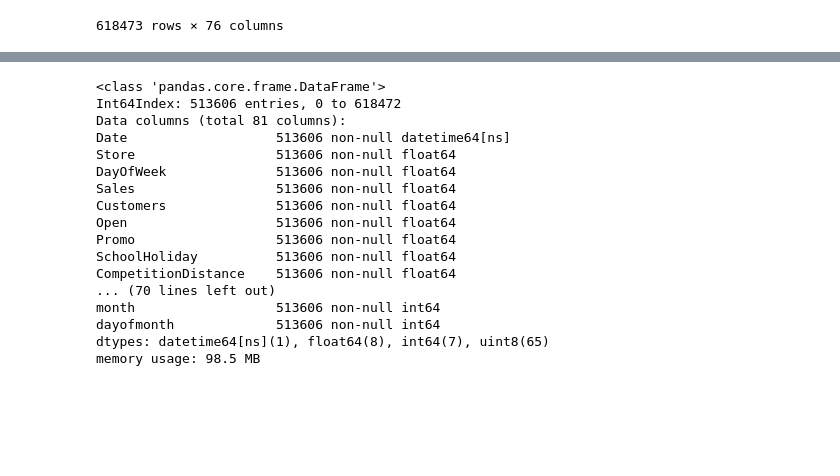
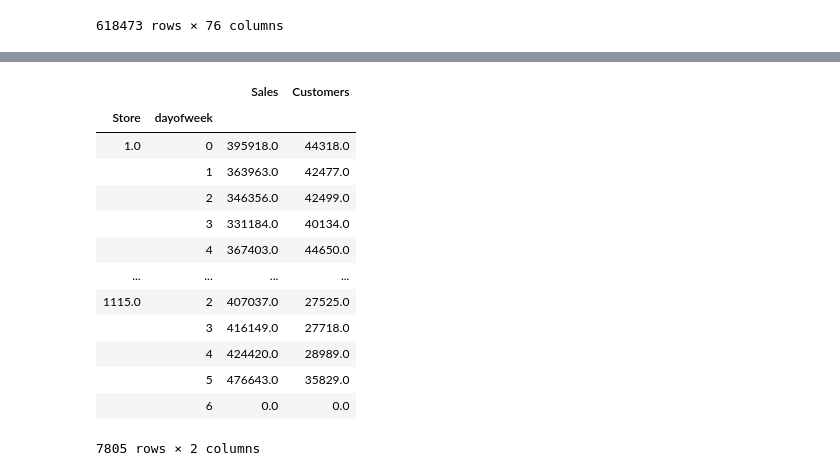
Before and after one commit to LUNDR/DSRCompOne, a Jupyter notebook: DataWrangler.ipynb, the cells around one changed output, grey strips where cells are left out. Drawn from its saved outputs; the diff is of its cells as text; code cells hidden in the pictures; blank space fills up the shorter version.

```diff
--- a/DataWrangler.ipynb
+++ b/DataWrangler.ipynb
@@ -142,23 +118,24 @@ Index(['Date', 'Store', 'DayOfWeek', 'Sales', 'Customers', 'Open', 'Promo',
+# %%
+#create av sales per day of the week
+df=expanded.groupby(by=['Store','dayofweek']).agg({'Sales':'sum','Customers':'sum'})
+df
+# %% [output]
+|  |  | Sales | Customers |
+| Store | dayofweek |  |  |
+| 1.0 | 0 | 395918.0 | 44318.0 |
+|  | 1 | 363963.0 | 42477.0 |
+|  | 2 | 346356.0 | 42499.0 |
+|  | 3 | 331184.0 | 40134.0 |
+|  | 4 | 367403.0 | 44650.0 |
+| ... | ... | ... | ... |
+| 1115.0 | 2 | 407037.0 | 27525.0 |
+|  | 3 | 416149.0 | 27718.0 |
+|  | 4 | 424420.0 | 28989.0 |
+|  | 5 | 476643.0 | 35829.0 |
+|  | 6 | 0.0 | 0.0 |
+7805 rows × 2 columns
 # %%
 #drop if any other values null
 data_new=expanded
-#data_new=data_new.dropna(axis = 0, how ='any')
+data_new=data_new.dropna(axis = 0, how ='any')
 #expanded_new.to_csv('data/train_all_10_Oct.csv')
-# %% [output]
-<class 'pandas.core.frame.DataFrame'>
-Int64Index: 513606 entries, 0 to 618472
-Data columns (total 81 columns):
-Date                   513606 non-null datetime64[ns]
-Store                  513606 non-null float64
-DayOfWeek              513606 non-null float64
-Sales                  513606 non-null float64
-Customers              513606 non-null float64
-Open                   513606 non-null float64
-Promo                  513606 non-null float64
-SchoolHoliday          513606 non-null float64
-CompetitionDistance    513606 non-null float64
-... (70 lines left out)
-month                  513606 non-null int64
-dayofmonth             513606 non-null int64
-dtypes: datetime64[ns](1), float64(8), int64(7), uint8(65)
-memory usage: 98.5 MB
```
Also changed, not shown: parts of 2 cells of this notebook, 1 other file.
